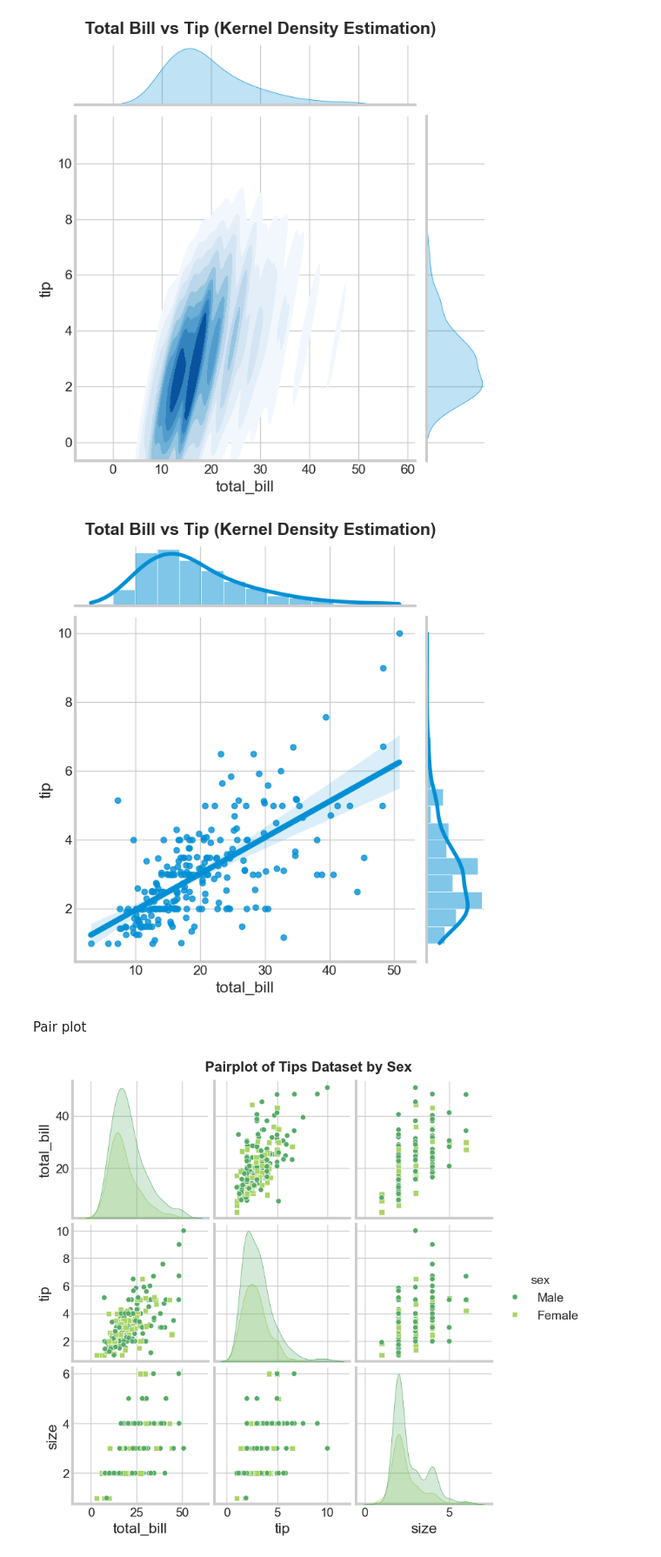
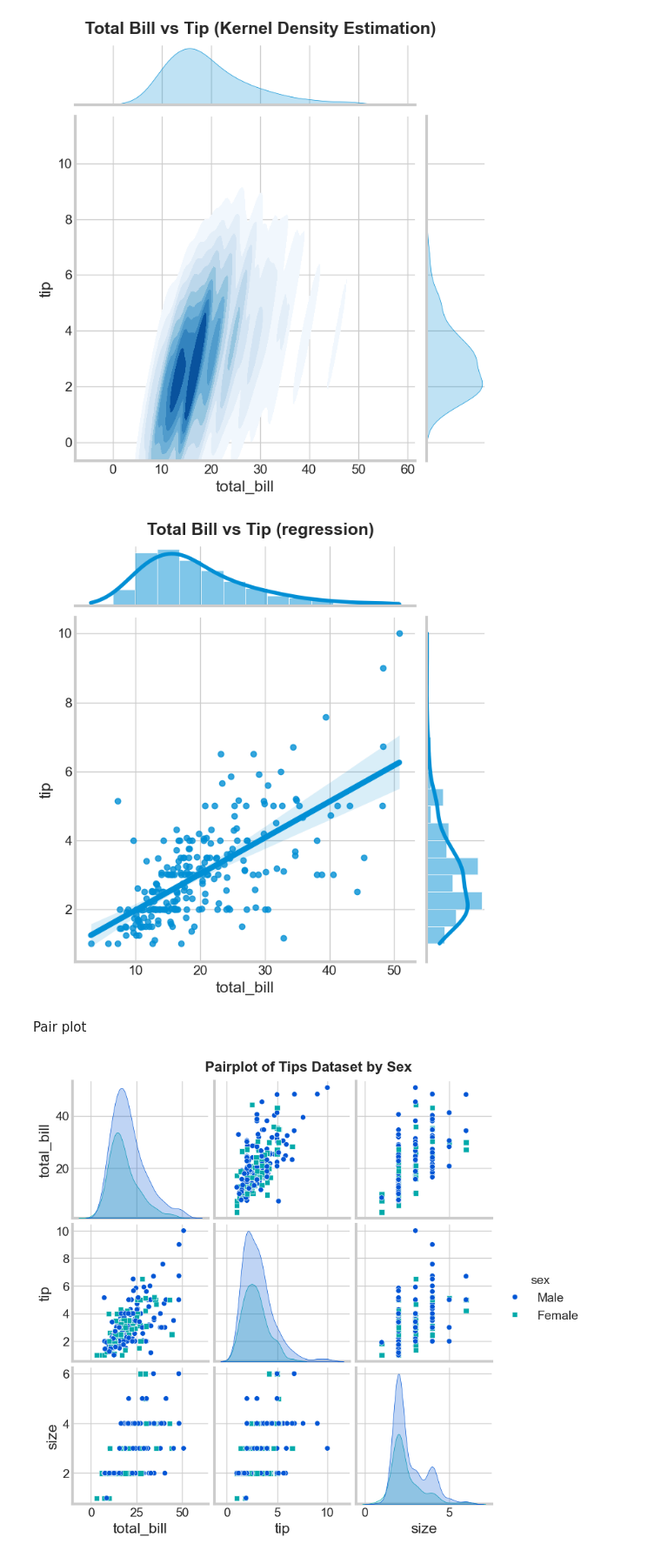
Before and after one commit to Razakhan143/demo, a Jupyter notebook: seaborn.ipynb, the cells around one changed output. Shown at 87% size. Cells and saved outputs as stored; diff of their text form; code cells hidden in the pictures.

```diff
--- a/seaborn.ipynb
+++ b/seaborn.ipynb
@@ -282,16 +282,16 @@ sns.jointplot(
 
 )
 
-plt.suptitle("Total Bill vs Tip (Kernel Density Estimation)", fontsize=18, fontweight='bold', y=1.02)
+plt.suptitle("Total Bill vs Tip (regression)", fontsize=18, fontweight='bold', y=1.02)
 plt.show()
 # %% [output]
-[figure, old version]
+[figure, new version]
 # %% [markdown]
 Pair plot
 # %%
-sns.pairplot(data, hue="sex", palette="", markers=["o", "s"], height=2.5)
+sns.pairplot(data, hue="sex", palette="winter", markers=["o", "s"], height=2.5)
 
 plt.suptitle("Pairplot of Tips Dataset by Sex", fontsize=16, fontweight='bold', y=1.02)
 plt.show()
 # %% [output]
-[figure, old version]
+[figure, new version]
```
Also changed, not shown: parts of 2 cells of this notebook.
